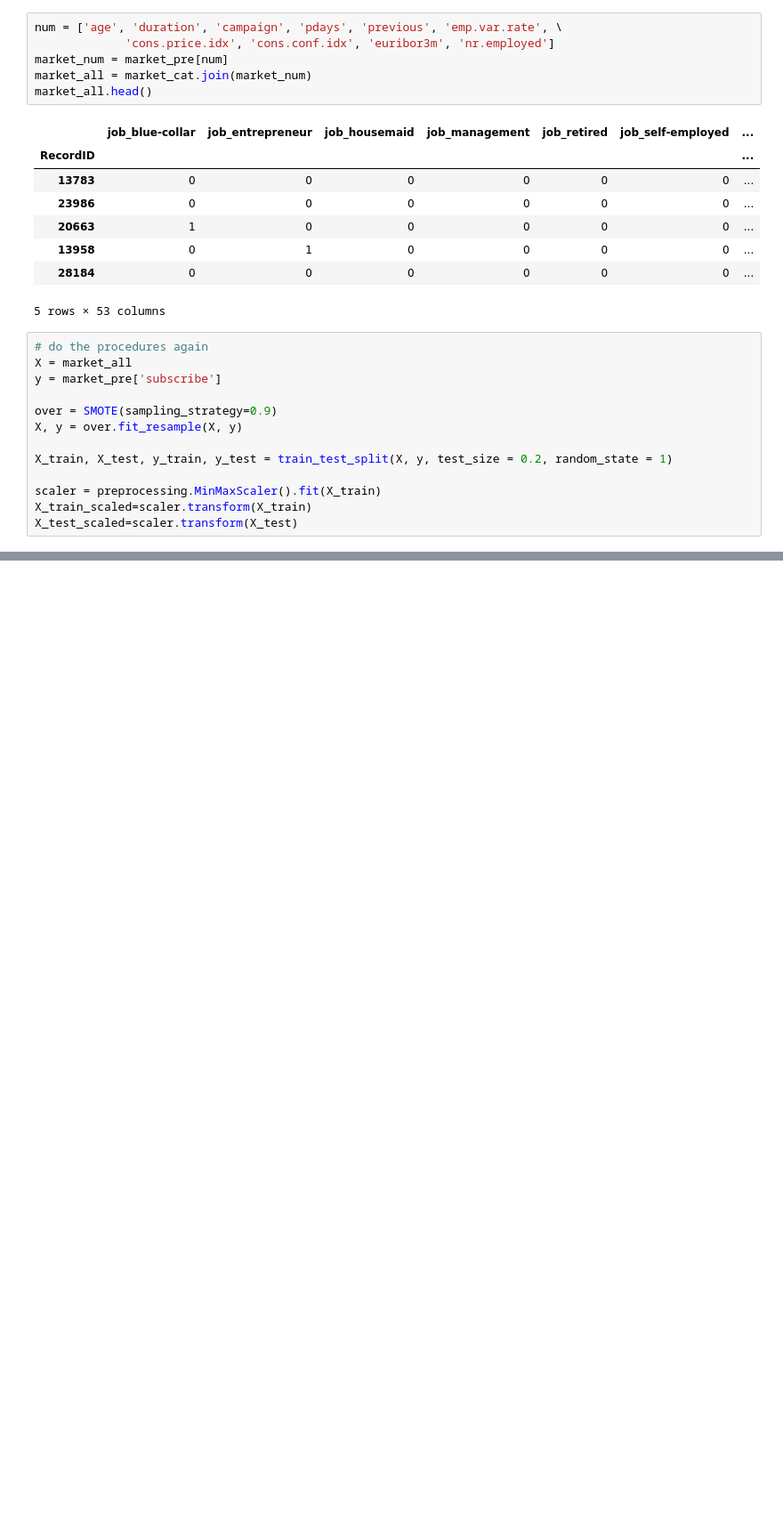
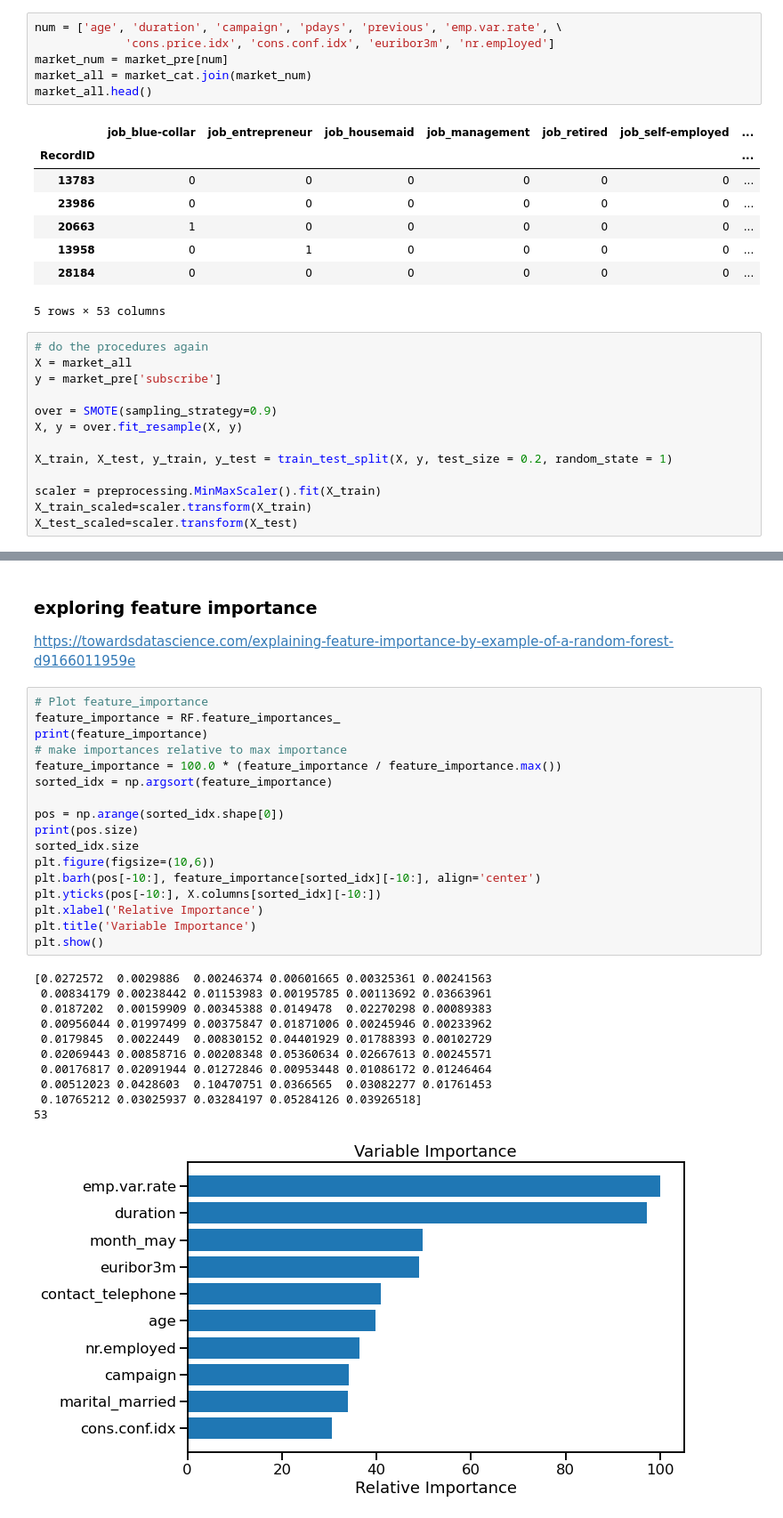
Before and after one commit to mengyanl/DirectMarketing, a Jupyter notebook: NoteBook/Metrics.ipynb, the cells around one changed output, grey strips where cells are left out. Shown at 89% size. Saved outputs shown, nothing was run; the diff lists cells and outputs as text; blank space fills up the shorter version.

```diff
--- a/NoteBook/Metrics.ipynb
+++ b/NoteBook/Metrics.ipynb
@@ -183,0 +137,32 @@ plt.show()
+# %% [markdown]
+### exploring feature importance <br>
+https://towardsdatascience.com/explaining-feature-importance-by-example-of-a-random-forest-d9166011959e
+# %%
+# Plot feature_importance
+feature_importance = RF.feature_importances_
+print(feature_importance)
+# make importances relative to max importance
+feature_importance = 100.0 * (feature_importance / feature_importance.max())
+sorted_idx = np.argsort(feature_importance)
+
+pos = np.arange(sorted_idx.shape[0])
+print(pos.size)
+sorted_idx.size
+plt.figure(figsize=(10,6))
+plt.barh(pos[-10:], feature_importance[sorted_idx][-10:], align='center')
+plt.yticks(pos[-10:], X.columns[sorted_idx][-10:])
+plt.xlabel('Relative Importance')
+plt.title('Variable Importance')
+plt.show()
+# %% [output]
+[0.0272572  0.0029886  0.00246374 0.00601665 0.00325361 0.00241563
+ 0.00834179 0.00238442 0.01153983 0.00195785 0.00113692 0.03663961
+ 0.0187202  0.00159909 0.00345388 0.0149478  0.02270298 0.00089383
+ 0.00956044 0.01997499 0.00375847 0.01871006 0.00245946 0.00233962
+ 0.0179845  0.0022449  0.00830152 0.04401929 0.01788393 0.00102729
+ 0.02069443 0.00858716 0.00208348 0.05360634 0.02667613 0.00245571
+ 0.00176817 0.02091944 0.01272846 0.00953448 0.01086172 0.01246464
+ 0.00512023 0.0428603  0.10470751 0.0366565  0.03082277 0.01761453
+ 0.10765212 0.03025937 0.03284197 0.05284126 0.03926518]
+53
+[figure, added]
```
Also changed, not shown: parts of 5 cells of this notebook, 4 other files.
